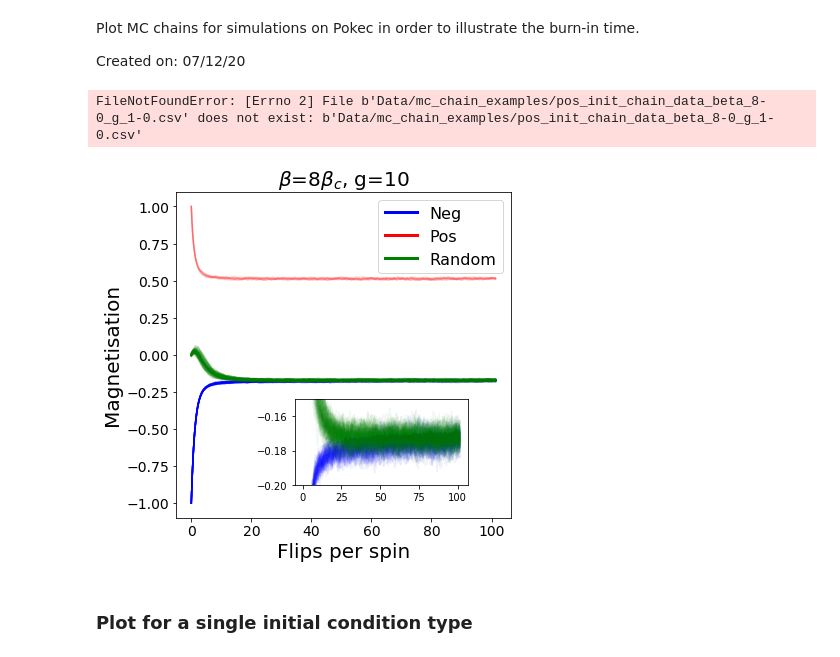
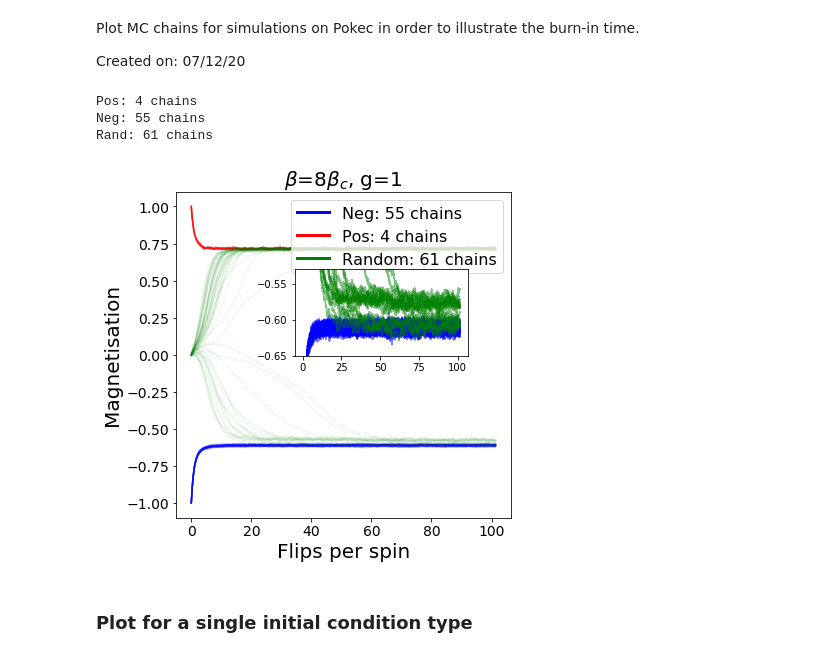
Before and after one commit to MGarrod1/unobserved_spin_influence, a Jupyter notebook: Figure_3_Pokec/Make_Pokec_burn_in_time_plots.ipynb, the cells around one changed output. Drawn from its saved outputs; the diff is of its cells as text; code cells hidden in the pictures.

Commit message:
add number of chains in dataset to legend. Add histogram of the final states

```diff
--- a/Figure_3_Pokec/Make_Pokec_burn_in_time_plots.ipynb
+++ b/Figure_3_Pokec/Make_Pokec_burn_in_time_plots.ipynb
@@ -12,7 +14,7 @@ from matplotlib.lines import Line2D
 beta_f=8.0
 gradient=1.0  #10.0
 
-graph = nx.read_graphml('Data/Bratislava_graph.graphml')
+
 
 # Random initial conditions:
 # data=pd.read_csv(f"Data/mc_chain_examples/random_init_chain_data_beta_{beta_f}_g_{gradient}".replace(".","-") + ".csv")
@@ -23,11 +25,13 @@ pos_data=pd.read_csv(f"Data/mc_chain_examples/{init_type}_init_chain_data_beta_{
 
 init_type = 'random'
 random_data=pd.read_csv(f"Data/mc_chain_examples/{init_type}_init_chain_data_beta_{beta_f}_g_{gradient}".replace(".","-") + ".csv")
+# Acidentally left out of current data
+T = int(3*(10**6))
+sample_spacing=1000
+random_data['timestep']=list(np.arange(0,T,1))[0::sample_spacing]
 
 init_type= 'neg'
 neg_data=pd.read_csv(f"Data/mc_chain_examples/{init_type}_init_chain_data_beta_{beta_f}_g_{gradient}".replace(".","-") + ".csv")
-# %% [output]
-FileNotFoundError: [Errno 2] File b'Data/mc_chain_examples/pos_init_chain_data_beta_8-0_g_1-0.csv' does not exist: b'Data/mc_chain_examples/pos_init_chain_data_beta_8-0_g_1-0.csv'
 # %%
 #To do: make the full plot the inset.
 # i.e. show zoomed in for the main plot to show robustness.
@@ -38,45 +42,59 @@ FileNotFoundError: [Errno 2] File b'Data/mc_chain_examples/pos_init_chain_data_b
 fig,ax=plt.subplots(figsize=(6,6))
 
 # Positive
+print(f"Pos: {len(pos_data.columns)-1} chains")
 for chain_index in range(len(pos_data.columns)-1) :
     flips_per_spin=[ k/len(graph) for k in pos_data['timestep'].to_list()]
-    plt.plot(flips_per_spin,pos_data[f'chain_{chain_index}'].to_list(),'r',alpha=0.1)
+    plt.plot(flips_per_spin,pos_data[f'chain_{chain_index}'].to_list(),'r',alpha=0.5)
 
 # Negative
+print(f"Neg: {len(neg_data.columns)-1} chains")
 for chain_index in range(len(neg_data.columns)-1) :
     flips_per_spin=[ k/len(graph) for k in neg_data['timestep'].to_list()]
-    plt.plot(flips_per_spin,neg_data[f'chain_{chain_index}'].to_list(),'b',alpha=0.1)
+    plt.plot(flips_per_spin,neg_data[f'chain_{chain_index}'].to_list(),'b',alpha=0.05)
 
 # Random
+print(f"Rand: {len(random_data.columns)-1} chains")
 for chain_index in range(len(random_data.columns)-1) :
     flips_per_spin=[ k/len(graph) for k in random_data['timestep'].to_list()]
-    plt.plot(flips_per_spin,random_data[f'chain_{chain_index}'].to_list(),'g',alpha=0.1)
+    plt.plot(flips_per_spin,random_data[f'chain_{chain_index}'].to_list(),'g',alpha=0.05)
 
 plt.xlabel("Flips per spin",fontsize=20)
 plt.ylabel("Magnetisation",fontsize=20)
 plt.xticks(fontsize=14)
 plt.yticks(fontsize=14)
 plt.title(f"$\\beta$={int(beta_f)}$\\beta_c$, g={int(gradient)}",fontsize=20)
 
 colors = ['blue', 'red', 'green']
 lines = [Line2D([0], [0], color=c, linewidth=3, linestyle='-') for c in colors]
-labels = ['Neg', 'Pos', 'Random']
-plt.legend(lines, labels,fontsize=16)
+labels = [f'Neg: {len(neg_data.columns)-1} chains', f'Pos: {len(pos_data.columns)-1} chains', f'Random: {len(random_data.columns)-1} chains']
+plt.legend(lines, labels,fontsize=16,loc='upper right')
 
-left, bottom, width, height = [0.4, 0.2, 0.4, 0.2]
+
+if gradient==10 :
+    left, bottom, width, height = [0.4, 0.2, 0.4, 0.2]
+elif gradient == 1 :
+    left, bottom, width, height = [0.4, 0.5, 0.4, 0.2]
+
 ax2 = fig.add_axes([left, bottom, width, height])
 for chain_index in range(len(neg_data.columns)-1) :
-    ax2.plot(flips_per_spin,neg_data[f'chain_{chain_index}'].to_list(),'b',alpha=0.05)
+    ax2.plot(flips_per_spin,neg_data[f'chain_{chain_index}'].to_list(),'b',alpha=0.5)
 for chain_index in range(len(random_data.columns)-1) :
-    ax2.plot(flips_per_spin,random_data[f'chain_{chain_index}'].to_list(),'g',alpha=0.05)
+    ax2.plot(flips_per_spin,random_data[f'chain_{chain_index}'].to_list(),'g',alpha=0.5)
 
-ax2.set_ylim(-0.2,-0.15)
+if gradient == 10 :
+    ax2.set_ylim(-0.2,-0.15)
+elif gradient == 1.0 :
+    ax2.set_ylim(-0.65,-0.53)
 
 #plt.ylim(-0.20,-0.15)
 plt.savefig(f"Plots/spin_burn_in_3_inits_beta_{beta_f}_g_{gradient}".replace('.','-') + ".jpg",bbox_inches='tight')
 #plt.savefig(f"Plots/spin_burn_in_{init_type}_beta_{beta_f}_g_{gradient}".replace('.','-'))
 # %% [output]
+Pos: 4 chains
+Neg: 55 chains
+Rand: 61 chains
-[figure, old version]
+[figure, new version]
 # %% [markdown]
 ### Plot for a single initial condition type
 # %%
```
Also changed, not shown: parts of 5 cells of this notebook.
